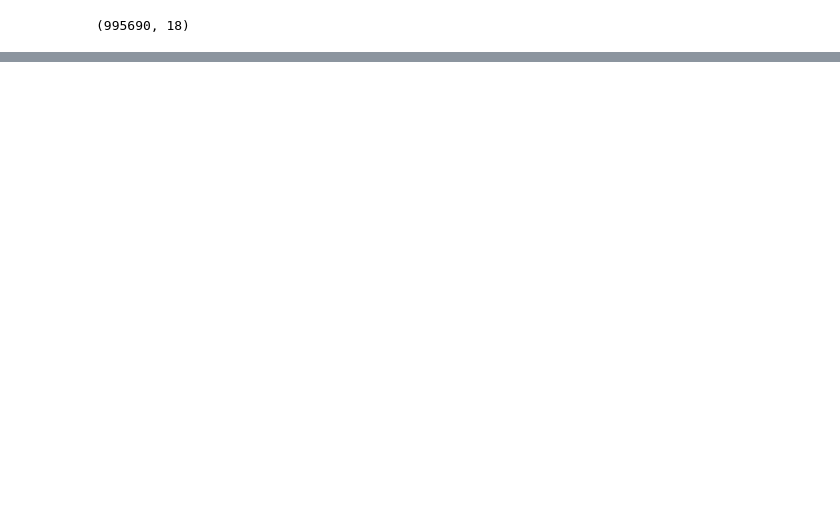
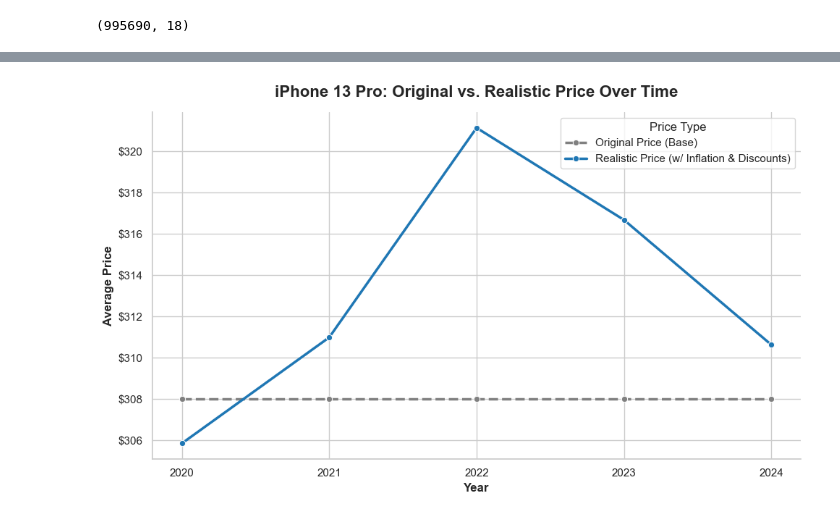
Before and after one commit to AliSherif2303/Apple-Retail-Sales-Forcasting, a Jupyter notebook: notebooks/002_preprocess_externals.ipynb, the cells around one changed output, grey strips where cells are left out. Saved outputs shown, nothing was run; the diff lists cells and outputs as text; code cells hidden in the pictures; blank space fills up the shorter version.

```diff
--- a/notebooks/002_preprocess_externals.ipynb
+++ b/notebooks/002_preprocess_externals.ipynb
@@ -1165,0 +1436,16 @@ monthly.head()
+# %%
+import pandas as pd
+
+# 1. Grab the country, year, and GDP columns, remove duplicates, and sort them
+gdp_list = (
+    df[['country_norm_mapped', 'year', 'gdp_per_capita']]
+    .drop_duplicates()
+    .sort_values(by=['country_norm_mapped', 'year'])
+    .reset_index(drop=True)
+)
+
+# 2. Tell pandas to show ALL rows (so nothing gets cut off)
+pd.set_option('display.max_rows', None)
+
+# 3. Display the final clean table
+display(gdp_list)
@@ -1165,0 +1565,71 @@ monthly.head()
+# %%
+import pandas as pd
+import matplotlib.pyplot as plt
+import seaborn as sns
+import matplotlib.ticker as ticker
+
+# 1. Filter the dataset for exactly 'iPhone 13 Pro'
+# (If there are 0 rows returned, double check the exact spelling of the product name)
+iphone_df = df[df['product_name'] == 'iPhone 13 Pro'].copy()
+
+# 2. Group by Year and calculate the average price and average realistic price
+yearly_prices = (
+    iphone_df
+    .groupby('year')[['price', 'price_realistic']]
+    .mean()
+    .reset_index()
+)
+
+# 3. Calculate Metrics to answer your questions
+# A: Difference between Realistic and Base Price
+yearly_prices['change_ratio_pct'] = ((yearly_prices['price_realistic'] - yearly_prices['price']) / yearly_prices['price']) * 100
+
+# B: Year-Over-Year (YoY) Growth: Did the Realistic Price get more expensive than the previous year?
+yearly_prices['yoy_growth_pct'] = yearly_prices['price_realistic'].pct_change() * 100
+
+# Print the clean table
+print("=== iPhone 13 Pro Pricing Data by Year ===")
+display(yearly_prices.round(2))
+
+# 4. Visualize the Comparison
+plt.figure(figsize=(10, 6))
+sns.set_theme(style="whitegrid")
+
+# Plot Original Base Price (Usually a flat line)
+sns.lineplot(
+    data=yearly_prices,
+    x='year',
+    y='price',
+    marker='o',
+    label='Original Price (Base)',
+    linewidth=2.5,
+    color='gray',
+    linestyle='--'
+)
+
+# Plot Realistic Price (Should trend up with inflation)
+sns.lineplot(
+    data=yearly_prices,
+    x='year',
+    y='price_realistic',
+    marker='o',
+    label='Realistic Price (w/ Inflation & Discounts)',
+    linewidth=2.5,
+    color='#1f77b4'
+)
+
+# Formatting
+plt.title('iPhone 13 Pro: Original vs. Realistic Price Over Time', fontsize=16, fontweight='bold', pad=15)
+plt.xlabel('Year', fontsize=12, fontweight='bold')
+plt.ylabel('Average Price', fontsize=12, fontweight='bold')
+
+# Ensure X-axis only uses whole years (e.g. 2021) and Y axis formats as Cash ($)
+plt.gca().xaxis.set_major_locator(ticker.MaxNLocator(integer=True))
+plt.gca().yaxis.set_major_formatter(ticker.FuncFormatter(lambda x, pos: f'${x:,.0f}'))
+
+plt.legend(title='Price Type', fontsize=11)
+sns.despine()
+
+plt.tight_layout()
+plt.show()
+# %% [output]
@@ -1165,0 +1643 @@ monthly.head()
+[figure, added]
```
Also changed, not shown: parts of 26 cells of this notebook, 7 other files.
